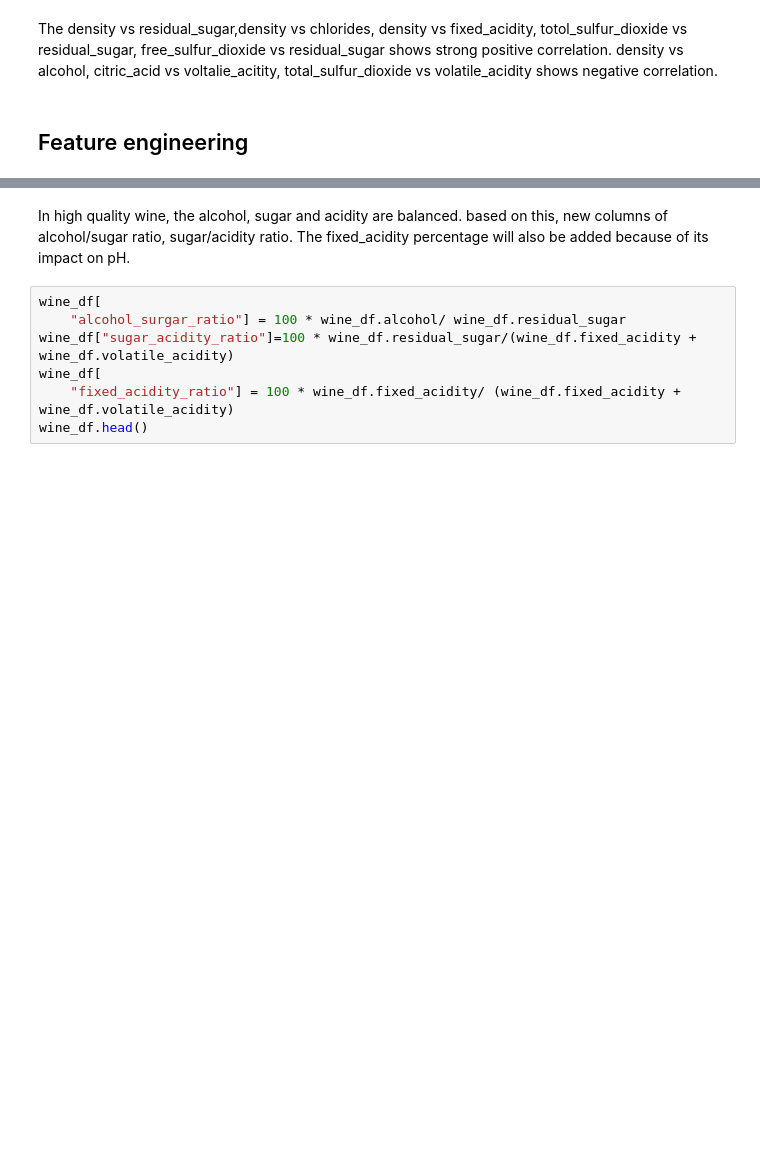
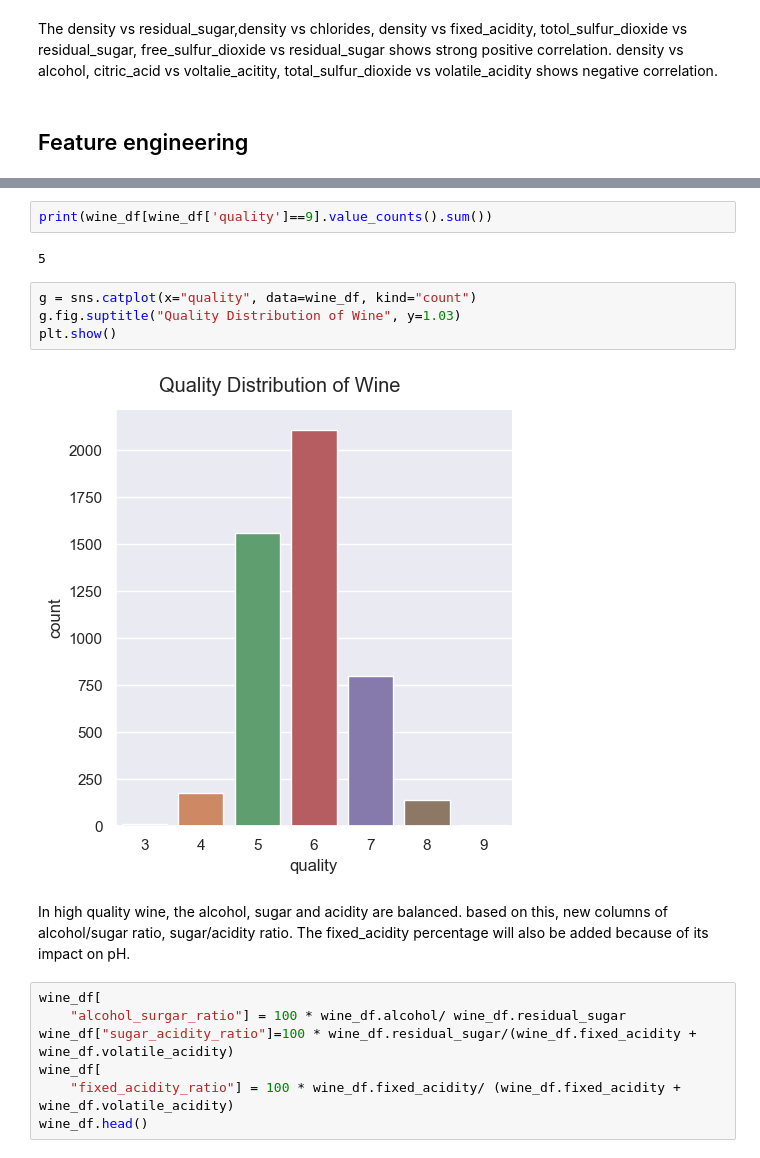
Before and after one commit to Gardenialover/Capstone_Two_Project, a Jupyter notebook: notebooks/3_exploratory_data analysis_wine_quality.ipynb, the cells around one changed output, grey strips where cells are left out. Saved outputs shown, nothing was run; the diff lists cells and outputs as text; blank space fills up the shorter version.

```diff
--- a/notebooks/3_exploratory_data analysis_wine_quality.ipynb
+++ b/notebooks/3_exploratory_data analysis_wine_quality.ipynb
@@ -77,3 +119,13 @@ density vs alcohol, citric_acid vs voltalie_acitity, total_sulfur_dioxide vs vol
+# %%
+print(wine_df[wine_df['quality']==9].value_counts().sum())
+# %% [output]
+5
+# %%
+g = sns.catplot(x="quality", data=wine_df, kind="count")
+g.fig.suptitle("Quality Distribution of Wine", y=1.03)
+plt.show()
+# %% [output]
+[figure, added]
 # %% [markdown]
 In high quality wine,  the alcohol, sugar and acidity are balanced. based on this, new columns of alcohol/sugar ratio,
 sugar/acidity ratio. The fixed_acidity percentage will also be added because of its impact on pH.
```
Also changed, not shown: parts of 10 cells of this notebook, 12 other files.
